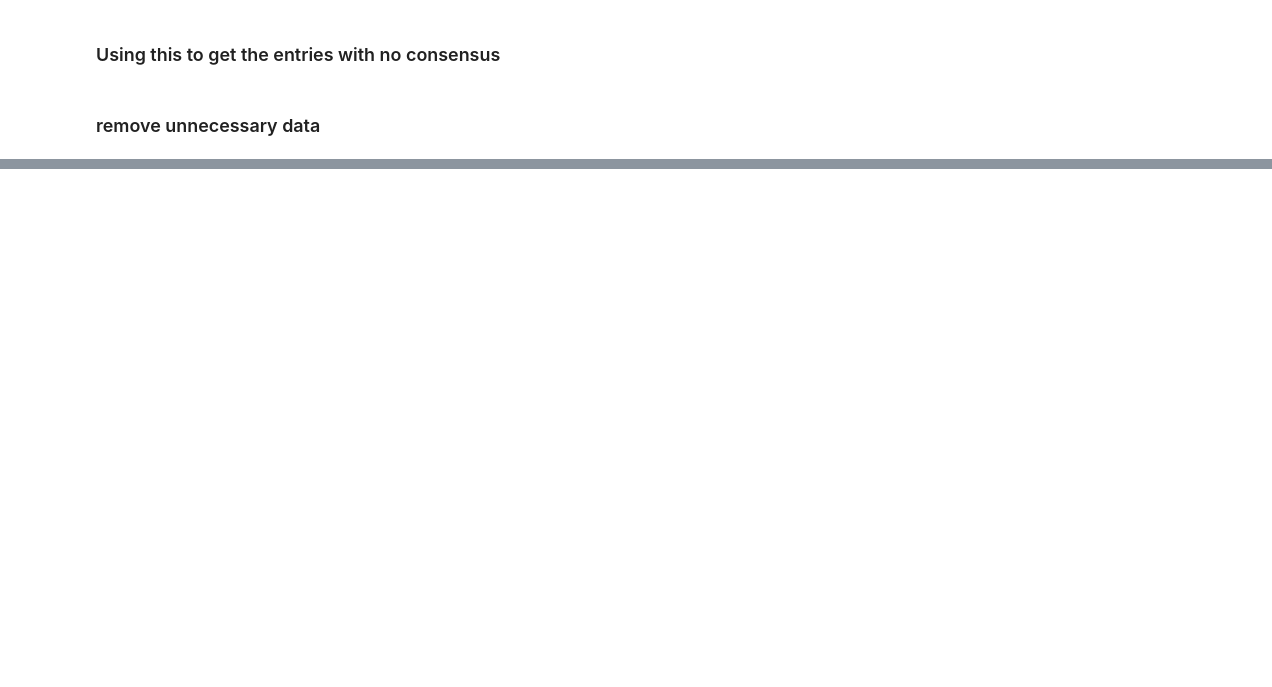
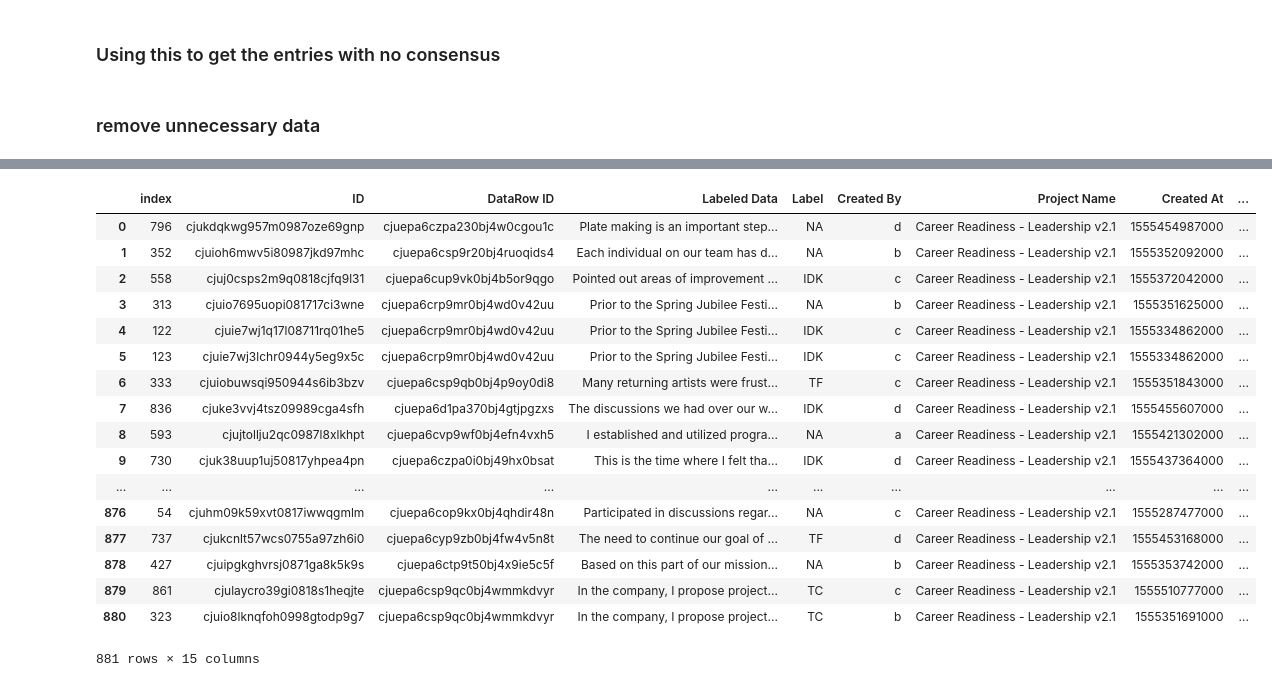
Before and after one commit to dndsmith/watson_ci_career_readiness, a Jupyter notebook: src/determine_final_label.ipynb, the cells around one changed output, grey strips where cells are left out. Saved outputs shown, nothing was run; the diff lists cells and outputs as text; code cells hidden in the pictures; blank space fills up the shorter version.

Commit message:
v2.1 Labelbox test data for symposium Apr 22

```diff
--- a/src/determine_final_label.ipynb
+++ b/src/determine_final_label.ipynb
@@ -2,11 +2,9 @@
 ### Using this to get the entries with no consensus
 # %%
 import pandas as pd
-df = pd.read_csv (r"../data/labelbox_set2_export.csv")
+from operator import itemgetter
+import csv
+import numpy as np
+df = pd.read_csv (r"../data/labelbox_v2-1_export.csv")
 # %% [markdown]
 ### remove unnecessary data
-# %%
-df = df[df["Dataset Name"] != "segmented_commas.csv"]
-df = df.drop(["ID", "DataRow ID", "Project Name", "Created At", "Seconds to Label", "External ID", "Dataset Name", "Reviews", "View Label"], axis=1)
-df = df.drop()
-df.sort_values(by=["Labeled Data"], inplace=True)
@@ -31,0 +11,25 @@ df
+# %%
+df.sort_values(by=["External ID"], inplace=True)
+df = df.reset_index()
+for index, row in df.iterrows():
+    if row["Label"] == "{\"select_which_leadership_style_appear_in_the_text,_if_any:\":\"transactional\"}":
+        df.iloc[index, 4] = "TC"
+    if row["Label"] == "{\"select_which_leadership_style_appear_in_the_text,_if_any:\":\"transformational\"}":
+        df.iloc[index, 4] = "TF"
+    if row["Label"] == "{\"select_which_leadership_style_appear_in_the_text,_if_any:\":\"uncertain\"}":
+        df.iloc[index, 4] = "IDK"
+    if row["Label"] == "{\"select_which_leadership_style_appear_in_the_text,_if_any:\":\"the_leadership_style_is_uncertain\"}":
+        df.iloc[index, 4] = "IDK"
+    if row["Label"] == "{\"select_which_leadership_style_appear_in_the_text,_if_any:\":\"does_not_show_leadership\"}":
+        df.iloc[index, 4] = "NA"
+    if row["Label"] == "{\"select_which_leadership_style_appear_in_the_text,_if_any:\":\"none\"}":
+        df.iloc[index, 4] = "NA"
+    if row["Created By"] == "dnsmith@g.clemson.edu":
+        df.iloc[index, 5] = "d"
+    if row["Created By"] == "ajames8@g.clemson.edu":
+        df.iloc[index, 5] = "b"
+    if row["Created By"] == "mschul3@g.clemson.edu":
+        df.iloc[index, 5] = "c"
+    if row["Created By"] == "tnunama@clemson.edu":
+        df.iloc[index, 5] = "a"
+df.head()
@@ -31,0 +127,23 @@ df
+# %%
+df.loc[:,"Labeled Data"] = df.loc[:,"Labeled Data"].str.replace('"', "")
+df["Final Label"].replace("", np.nan, inplace=True)
+df
+# %% [output]
+|  | index | ID | DataRow ID | Labeled Data | Label | Created By | Project Name | Created At | ... |
+| 0 | 796 | cjukdqkwg957m0987oze69gnp | cjuepa6czpa230bj4w0cgou1c | Plate making is an important step... | NA | d | Career Readiness - Leadership v2.1 | 1555454987000 | ... |
+| 1 | 352 | cjuioh6mwv5i80987jkd97mhc | cjuepa6csp9r20bj4ruoqids4 | Each individual on our team has d... | NA | b | Career Readiness - Leadership v2.1 | 1555352092000 | ... |
+| 2 | 558 | cjuj0csps2m9q0818cjfq9l31 | cjuepa6cup9vk0bj4b5or9qgo | Pointed out areas of improvement ... | IDK | c | Career Readiness - Leadership v2.1 | 1555372042000 | ... |
+| 3 | 313 | cjuio7695uopi081717ci3wne | cjuepa6crp9mr0bj4wd0v42uu | Prior to the Spring Jubilee Festi... | NA | b | Career Readiness - Leadership v2.1 | 1555351625000 | ... |
+| 4 | 122 | cjuie7wj1q17l08711rq01he5 | cjuepa6crp9mr0bj4wd0v42uu | Prior to the Spring Jubilee Festi... | IDK | c | Career Readiness - Leadership v2.1 | 1555334862000 | ... |
+| 5 | 123 | cjuie7wj3lchr0944y5eg9x5c | cjuepa6crp9mr0bj4wd0v42uu | Prior to the Spring Jubilee Festi... | IDK | c | Career Readiness - Leadership v2.1 | 1555334862000 | ... |
+| 6 | 333 | cjuiobuwsqi950944s6ib3bzv | cjuepa6csp9qb0bj4p9oy0di8 | Many returning artists were frust... | TF | c | Career Readiness - Leadership v2.1 | 1555351843000 | ... |
+| 7 | 836 | cjuke3vvj4tsz09989cga4sfh | cjuepa6d1pa370bj4gtjpgzxs | The discussions we had over our w... | IDK | d | Career Readiness - Leadership v2.1 | 1555455607000 | ... |
+| 8 | 593 | cjujtollju2qc0987l8xlkhpt | cjuepa6cvp9wf0bj4efn4vxh5 | I established and utilized progra... | NA | a | Career Readiness - Leadership v2.1 | 1555421302000 | ... |
+| 9 | 730 | cjuk38uup1uj50817yhpea4pn | cjuepa6czpa0i0bj49hx0bsat | This is the time where I felt tha... | IDK | d | Career Readiness - Leadership v2.1 | 1555437364000 | ... |
+| ... | ... | ... | ... | ... | ... | ... | ... | ... | ... |
+| 876 | 54 | cjuhm09k59xvt0817iwwqgmlm | cjuepa6cop9kx0bj4qhdir48n | Participated in discussions regar... | NA | c | Career Readiness - Leadership v2.1 | 1555287477000 | ... |
+| 877 | 737 | cjukcnlt57wcs0755a97zh6i0 | cjuepa6cyp9zb0bj4fw4v5n8t | The need to continue our goal of ... | TF | d | Career Readiness - Leadership v2.1 | 1555453168000 | ... |
+| 878 | 427 | cjuipgkghvrsj0871ga8k5k9s | cjuepa6ctp9t50bj4x9ie5c5f | Based on this part of our mission... | NA | b | Career Readiness - Leadership v2.1 | 1555353742000 | ... |
+| 879 | 861 | cjulaycro39gi0818s1heqjte | cjuepa6csp9qc0bj4wmmkdvyr | In the company, I propose project... | TC | c | Career Readiness - Leadership v2.1 | 1555510777000 | ... |
+| 880 | 323 | cjuio8lknqfoh0998gtodp9g7 | cjuepa6csp9qc0bj4wmmkdvyr | In the company, I propose project... | TC | b | Career Readiness - Leadership v2.1 | 1555351691000 | ... |
+881 rows × 15 columns
```
Also changed, not shown: parts of 9 cells of this notebook, 2 other files.
